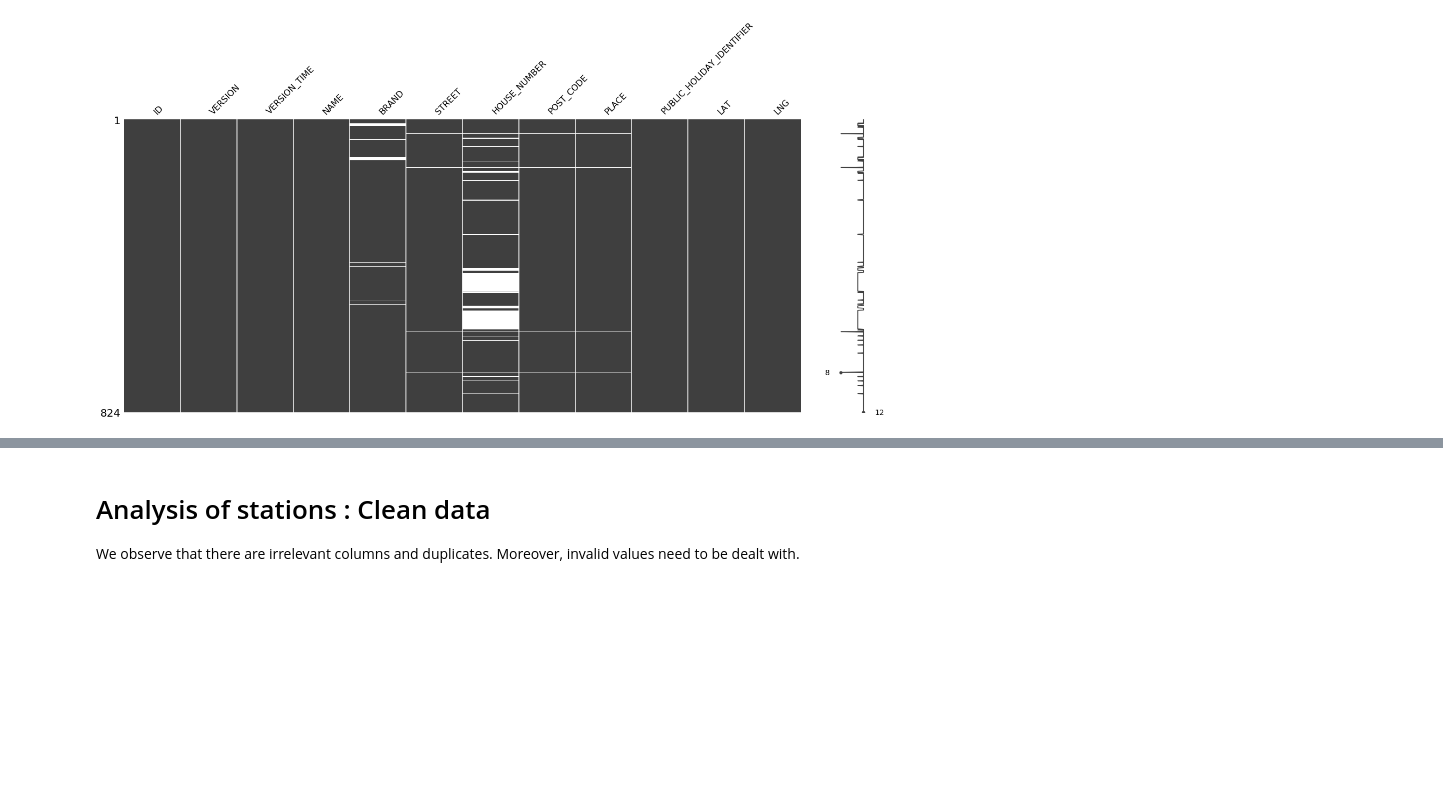
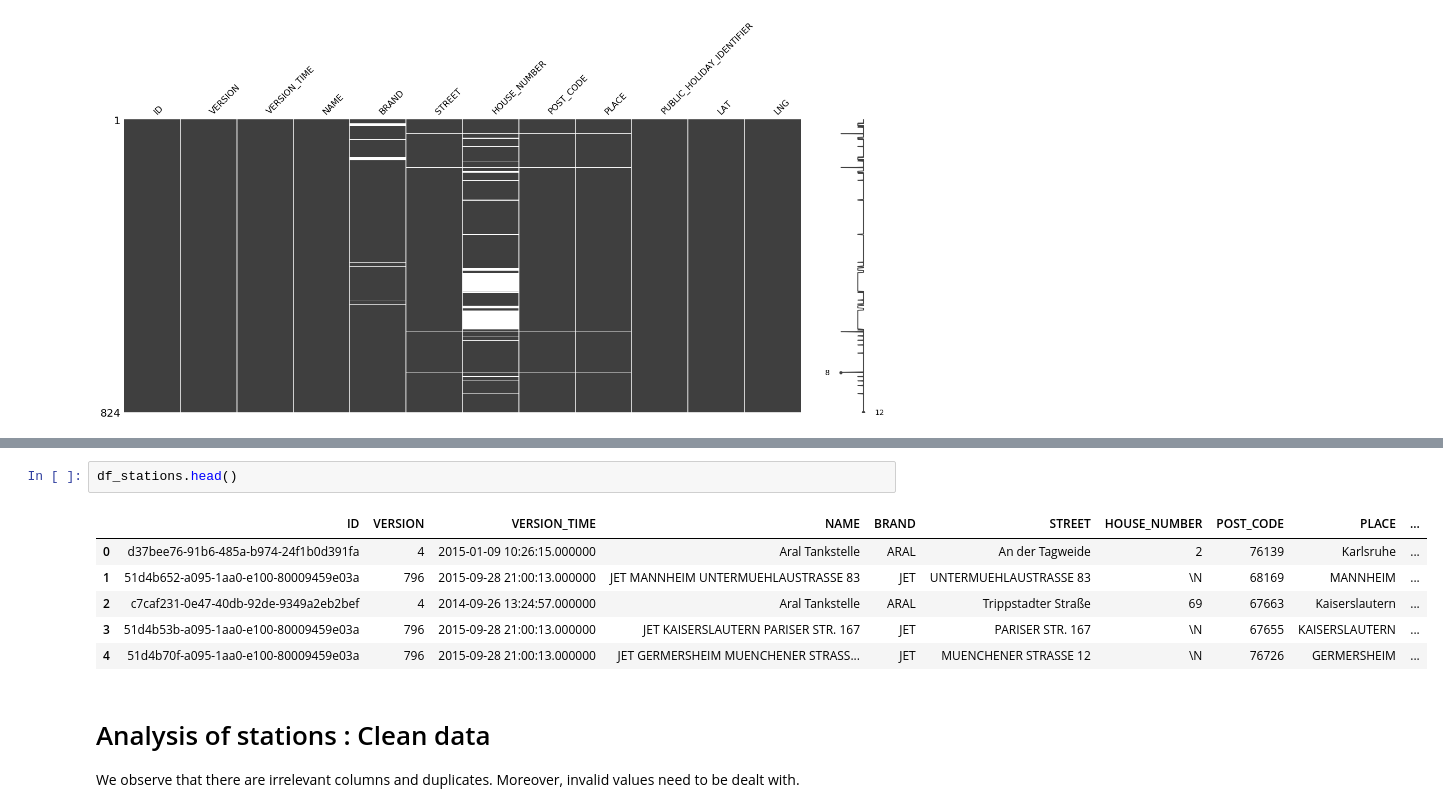
Before and after one commit to ds2019tukl/DS-2019-narayana-manjunath-reddy, a Jupyter notebook: Exercise 1.ipynb, the cells around one changed output, grey strips where cells are left out. Drawn from its saved outputs; the diff is of its cells as text; blank space fills up the shorter version.

```diff
--- a/Exercise 1.ipynb
+++ b/Exercise 1.ipynb
@@ -40,3 +26,12 @@ df_stations.sample(10)
+# %%
+df_stations.head()
+# %% [output]
+|  | ID | VERSION | VERSION_TIME | NAME | BRAND | STREET | HOUSE_NUMBER | POST_CODE | PLACE | ... |
+| 0 | d37bee76-91b6-485a-b974-24f1b0d391fa | 4 | 2015-01-09 10:26:15.000000 | Aral Tankstelle | ARAL | An der Tagweide | 2 | 76139 | Karlsruhe | ... |
+| 1 | 51d4b652-a095-1aa0-e100-80009459e03a | 796 | 2015-09-28 21:00:13.000000 | JET MANNHEIM UNTERMUEHLAUSTRASSE 83 | JET | UNTERMUEHLAUSTRASSE 83 | \N | 68169 | MANNHEIM | ... |
+| 2 | c7caf231-0e47-40db-92de-9349a2eb2bef | 4 | 2014-09-26 13:24:57.000000 | Aral Tankstelle | ARAL | Trippstadter Straße | 69 | 67663 | Kaiserslautern | ... |
+| 3 | 51d4b53b-a095-1aa0-e100-80009459e03a | 796 | 2015-09-28 21:00:13.000000 | JET KAISERSLAUTERN PARISER STR. 167 | JET | PARISER STR. 167 | \N | 67655 | KAISERSLAUTERN | ... |
+| 4 | 51d4b70f-a095-1aa0-e100-80009459e03a | 796 | 2015-09-28 21:00:13.000000 | JET GERMERSHEIM MUENCHENER STRASS... | JET | MUENCHENER STRASSE 12 | \N | 76726 | GERMERSHEIM | ... |
 # %% [markdown]
 # Analysis of stations : Clean data
 
```
Also changed, not shown: parts of 11 cells of this notebook, 1 other file.
